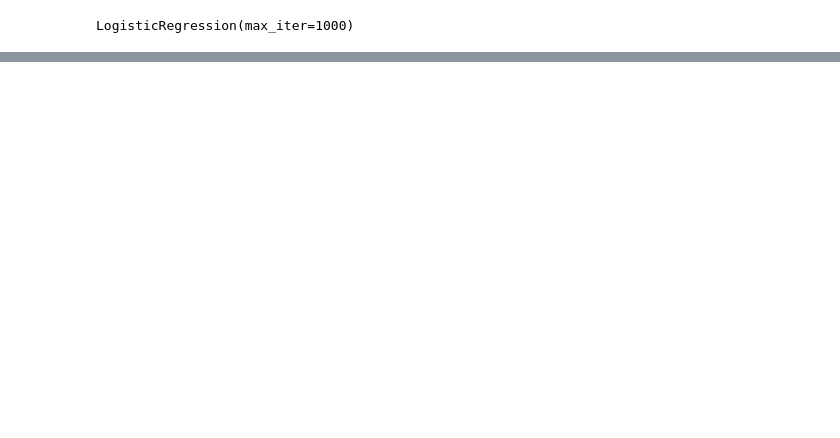
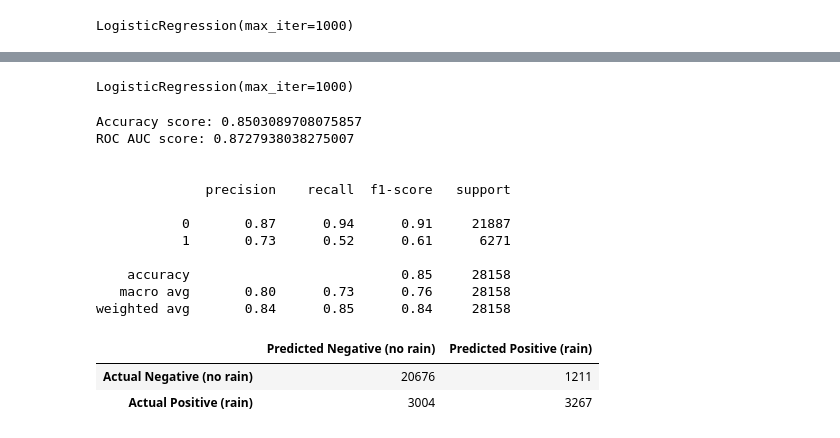
Before and after one commit to TomaszWasilewski/Predict-rain-in-Australia, a Jupyter notebook: rain_in_australia.ipynb, the cells around one changed output, grey strips where cells are left out. Cells and saved outputs as stored; diff of their text form; code cells hidden in the pictures; blank space fills up the shorter version.

```diff
--- a/rain_in_australia.ipynb
+++ b/rain_in_australia.ipynb
@@ -1090,0 +1124,30 @@ weighted avg       0.85      0.87      0.84     58139
+# %%
+X_test = outliers_preprocessor.transform(X_test)
+X_test = pd.DataFrame(X_test.toarray(), columns=outliers_preprocessor.steps[1][1].get_feature_names_out())
+# %%
+X_test.index = outliers_preprocessor.steps[0][1].original_indexes     # reindex transformed DataFrame with original indexes
+# %%
+log_reg_out = LogisticRegression(max_iter=1000)
+# %%
+log_reg_out.fit(X_train, y_train)
+# %% [output]
+LogisticRegression(max_iter=1000)
+# %%
+# Test data
+metrics(X_test, y_test, log_reg_out)
+# %% [output]
+Accuracy score: 0.8503089708075857
+ROC AUC score: 0.8727938038275007
+
+
+              precision    recall  f1-score   support
+
+           0       0.87      0.94      0.91     21887
+           1       0.73      0.52      0.61      6271
+
+    accuracy                           0.85     28158
+   macro avg       0.80      0.73      0.76     28158
+weighted avg       0.84      0.85      0.84     28158
+|  | Predicted Negative (no rain) | Predicted Positive (rain) |
+| Actual Negative (no rain) | 20676 | 1211 |
+| Actual Positive (rain) | 3004 | 3267 |
```
Also changed, not shown: parts of 34 cells of this notebook.
